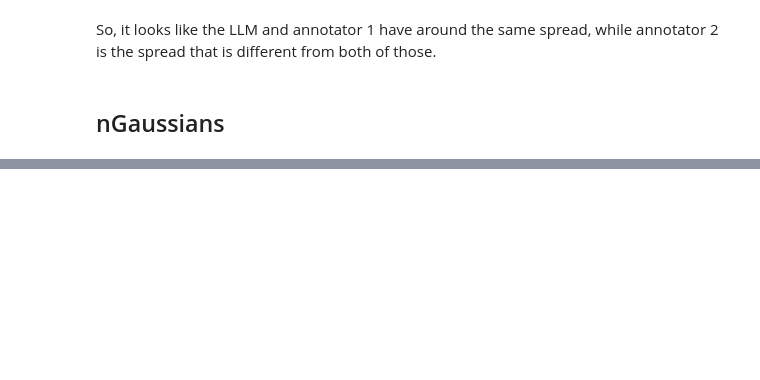
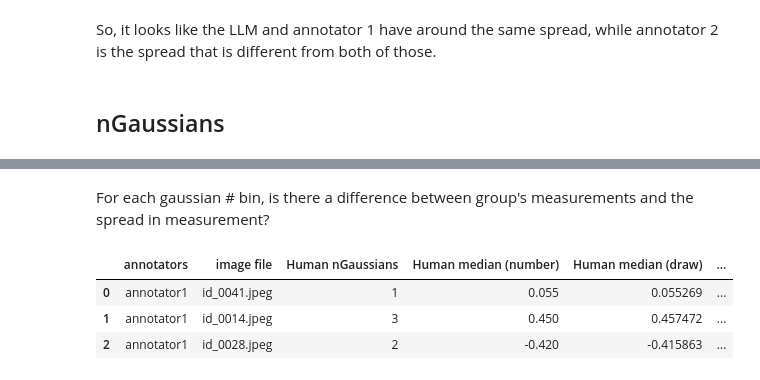
Before and after one commit to ReadingTimeMachine/LLM_VQA_JCDL2025, a Jupyter notebook: paper_plots_and_calcs.ipynb, the cells around one changed output, grey strips where cells are left out. Cells and saved outputs as stored; diff of their text form; code cells hidden in the pictures; blank space fills up the shorter version.

```diff
--- a/paper_plots_and_calcs.ipynb
+++ b/paper_plots_and_calcs.ipynb
@@ -403,0 +473,9 @@ ax = dfb_g2.plot(kind='bar', yerr = errorbars_g2)
+# %% [markdown]
+For each gaussian # bin, is there a difference between group's measurements and the spread in measurement?
+# %%
+df.head(n=3)
+# %% [output]
+|  | annotators | image file | Human nGaussians | Human median (number) | Human median (draw) | ... |
+| 0 | annotator1 | id_0041.jpeg | 1 | 0.055 | 0.055269 | ... |
+| 1 | annotator1 | id_0014.jpeg | 3 | 0.450 | 0.457472 | ... |
+| 2 | annotator1 | id_0028.jpeg | 2 | -0.420 | -0.415863 | ... |
```
Also changed, not shown: parts of 29 cells of this notebook, 2 other files.
